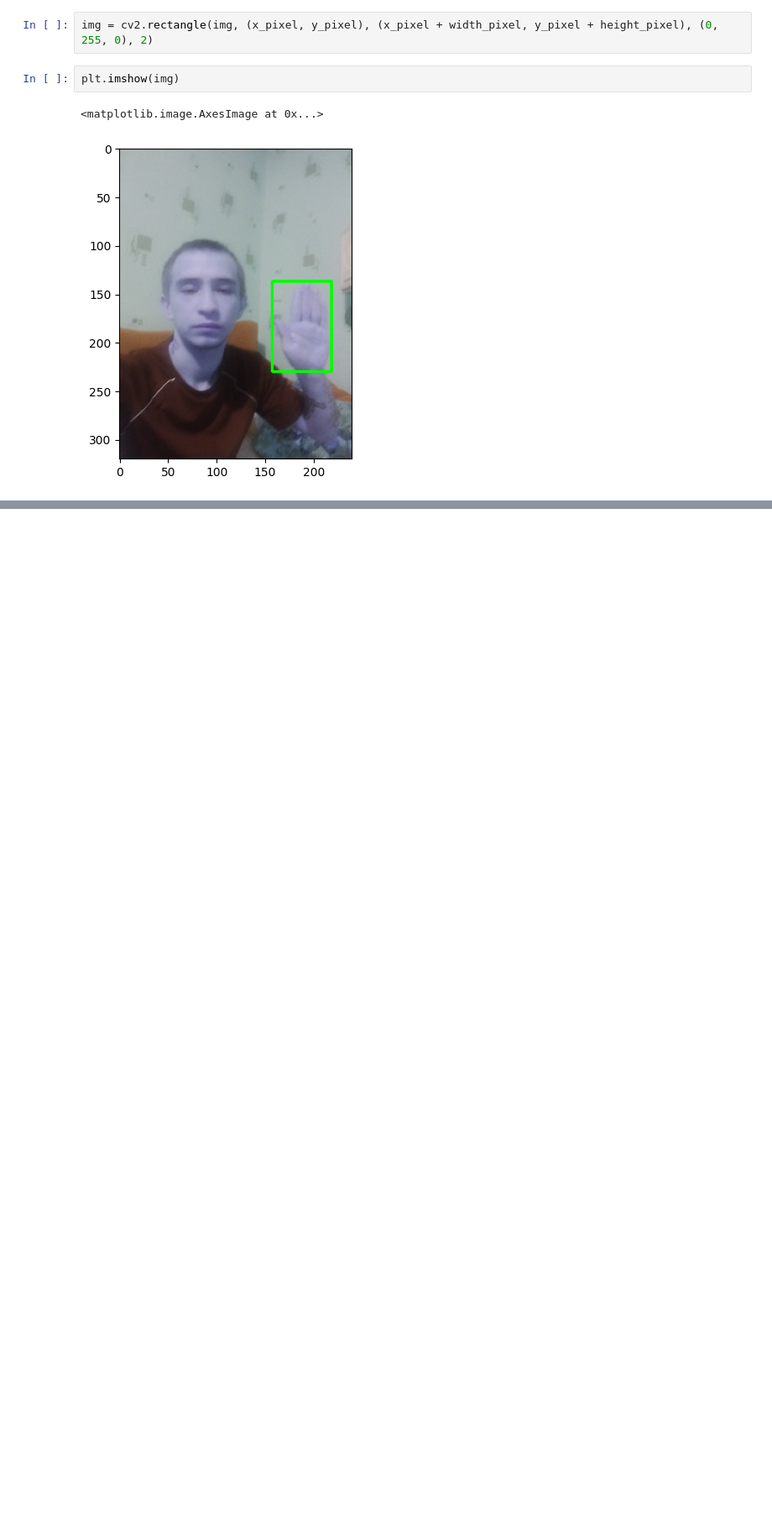
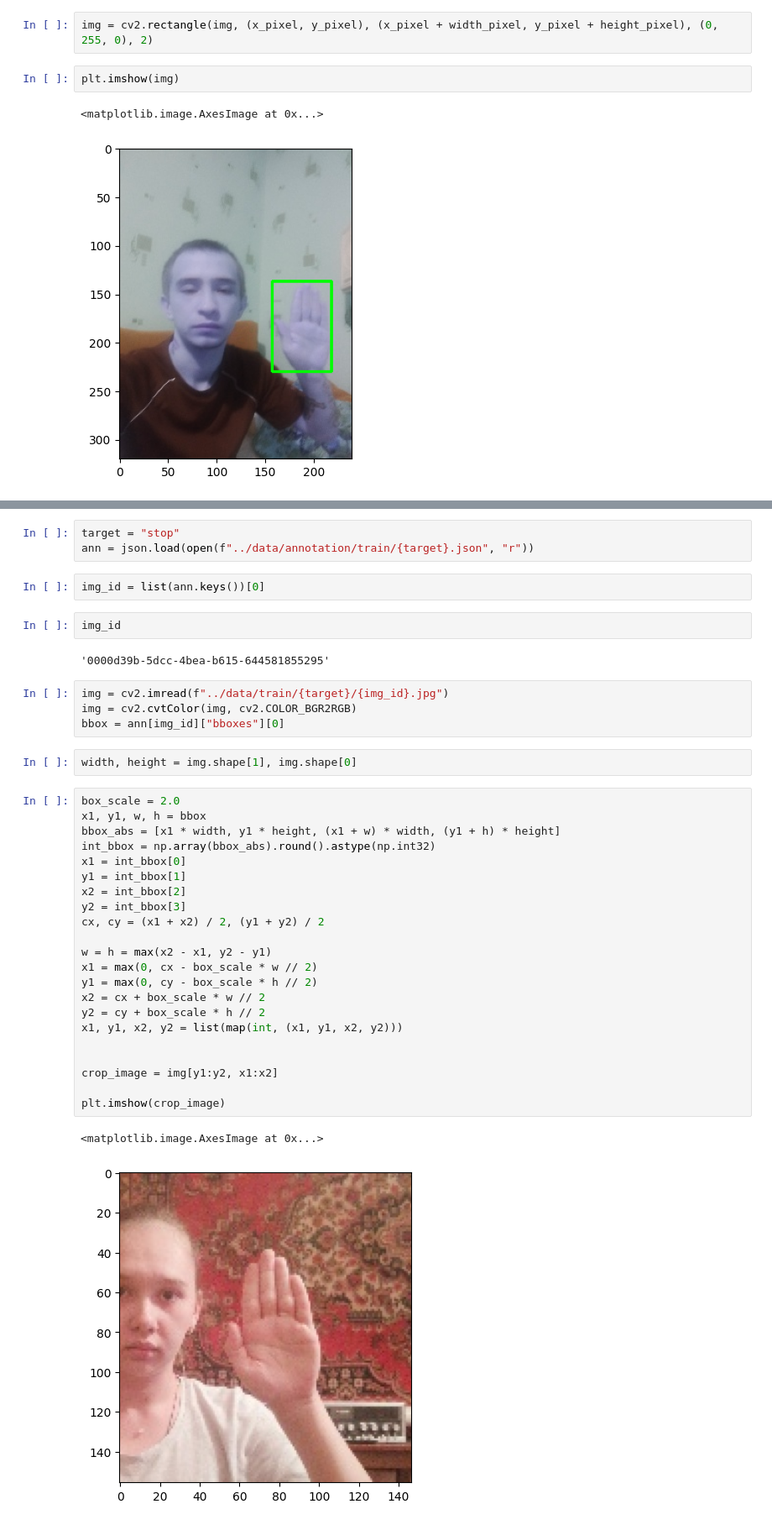
Before and after one commit to winson0404/gesture-classification, a Jupyter notebook: playground.ipynb, the cells around one changed output, grey strips where cells are left out. Shown at 84% size. Drawn from its saved outputs; the diff is of its cells as text; blank space fills up the shorter version.

```diff
--- a/playground.ipynb
+++ b/playground.ipynb
@@ -28,0 +44,40 @@ plt.imshow(img)
+# %%
+target = "stop"
+ann = json.load(open(f"../data/annotation/train/{target}.json", "r"))
+# %%
+img_id = list(ann.keys())[0]
+# %%
+img_id
+# %% [output]
+'0000d39b-5dcc-4bea-b615-644581855295'
+# %%
+img = cv2.imread(f"../data/train/{target}/{img_id}.jpg")
+img = cv2.cvtColor(img, cv2.COLOR_BGR2RGB)
+bbox = ann[img_id]["bboxes"][0]
+# %%
+width, height = img.shape[1], img.shape[0]
+# %%
+box_scale = 2.0
+x1, y1, w, h = bbox
+bbox_abs = [x1 * width, y1 * height, (x1 + w) * width, (y1 + h) * height]
+int_bbox = np.array(bbox_abs).round().astype(np.int32)
+x1 = int_bbox[0]
+y1 = int_bbox[1]
+x2 = int_bbox[2]
+y2 = int_bbox[3]
+cx, cy = (x1 + x2) / 2, (y1 + y2) / 2
+
+w = h = max(x2 - x1, y2 - y1)
+x1 = max(0, cx - box_scale * w // 2)
+y1 = max(0, cy - box_scale * h // 2)
+x2 = cx + box_scale * w // 2
+y2 = cy + box_scale * h // 2
+x1, y1, x2, y2 = list(map(int, (x1, y1, x2, y2)))
+
+
+crop_image = img[y1:y2, x1:x2]
+
+plt.imshow(crop_image)
+# %% [output]
+<matplotlib.image.AxesImage at 0x...>
+[figure, added]
```
Also changed, not shown: parts of 11 cells of this notebook, 7 other files.
